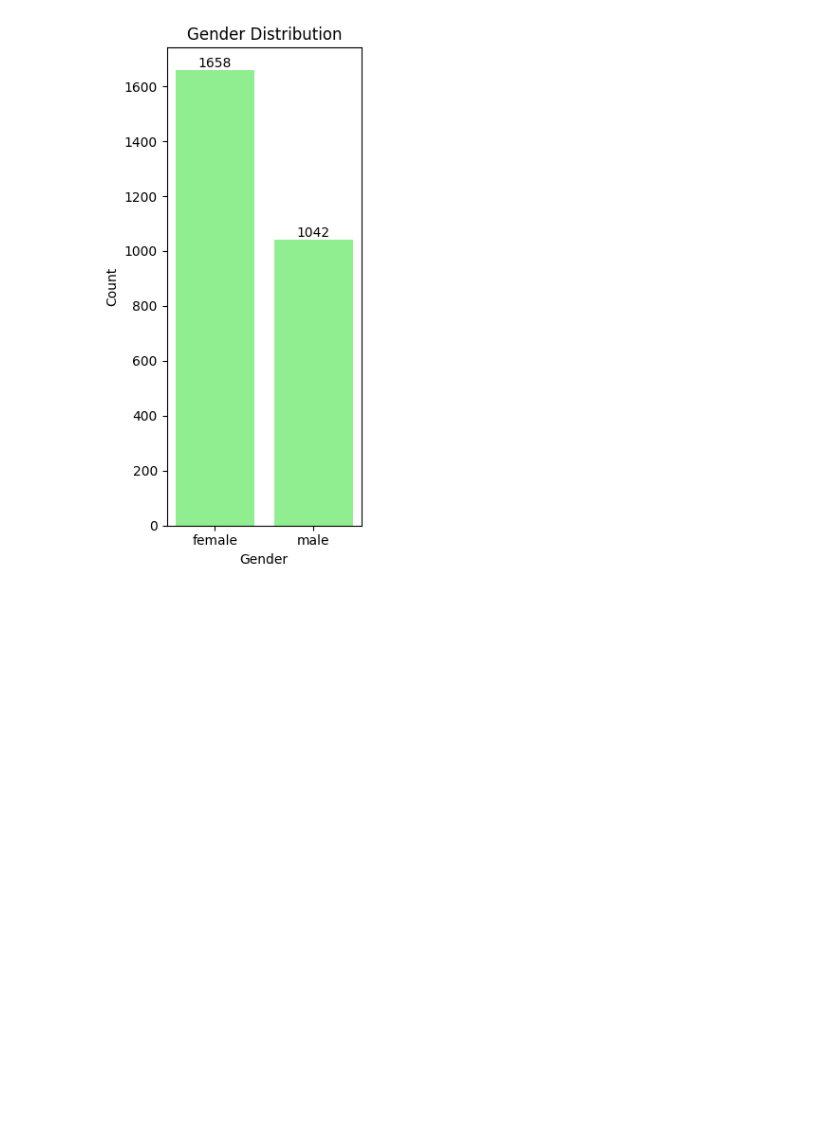
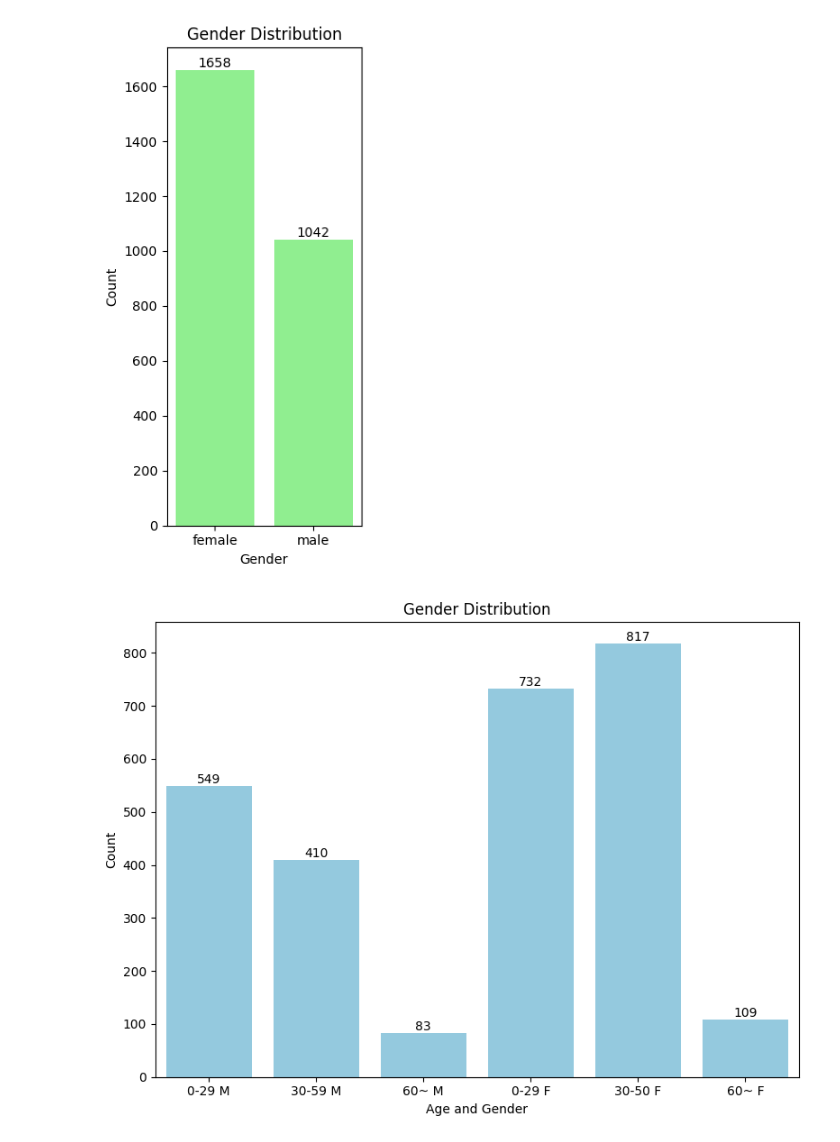
Before and after one commit to boostcampaitech6/level1-imageclassification-cv-01, a Jupyter notebook: eda/data_eda.ipynb, the cells around one changed output. Drawn from its saved outputs; the diff is of its cells as text; code cells hidden in the pictures; blank space fills up the shorter version.

Commit message:
Feat : add image visualization

```diff
--- a/eda/data_eda.ipynb
+++ b/eda/data_eda.ipynb
@@ -160,0 +158,38 @@ import seaborn as sns
+# %%
+csv_dir = "../../data/train/"
+data_s = pd.read_csv(os.path.join(csv_dir, "train.csv"))
+# %%
+map_gender = {'male':0, 'female':1}
+data_s['gender_label'] = data_s['gender'].map(map_gender.get)
+
+def from_number(value: int):
+    if value < 30:
+        return 0
+    elif value < 60:
+        return 1
+    else:
+        return 2
+data_s['age_label'] = data_s['age'].map(from_number)
+data_s['class'] = data_s['gender_label'] * 3 + data_s['age_label']
+# %%
+fig, axes = plt.subplots(nrows=1, ncols=1, figsize=(8, 6))
+cls_cnt = data_s.groupby("class").count()
+
+cls = sns.barplot(data=cls_cnt, x='class', y='gender', color='skyblue')
+cls.set_title('Gender Distribution')
+cls.set_xlabel('Age and Gender')
+cls.set_ylabel('Count')
+plt.xticks([0, 1, 2, 3, 4, 5], ['0-29 M', '30-59 M', '60~ M',
+                                '0-29 F', '30-50 F', '60~ F'])
+
+for p in cls.patches:
+    cls.text(p.get_x() + p.get_width() / 2, # x 좌표
+            p.get_y() + p.get_height() , # y 좌표
+            f"{p.get_height():.0f}", # 값
+            ha='center',
+            va='bottom') # 가운데 정렬
+
+plt.tight_layout()
+plt.show()
+# %% [output]
+[figure, added]
```
Also changed, not shown: parts of 4 cells of this notebook.
